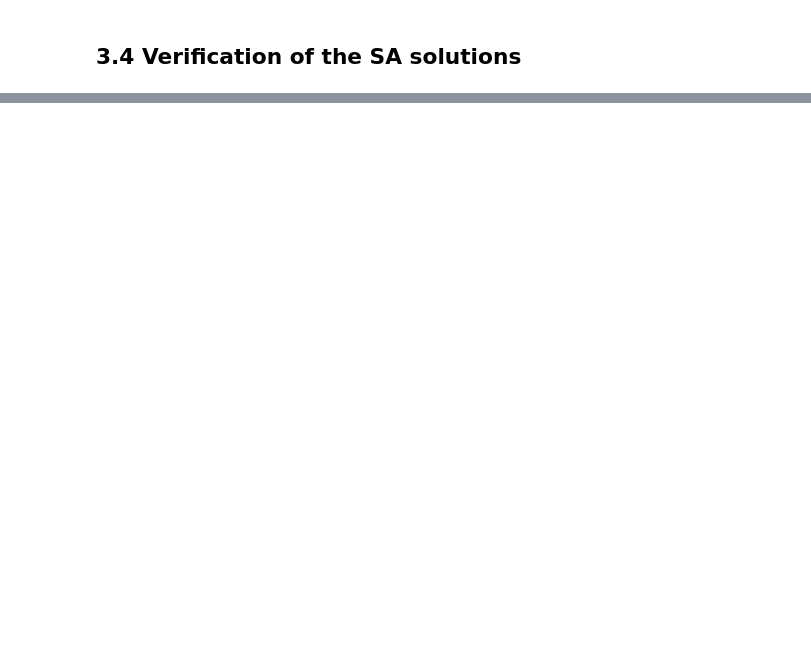
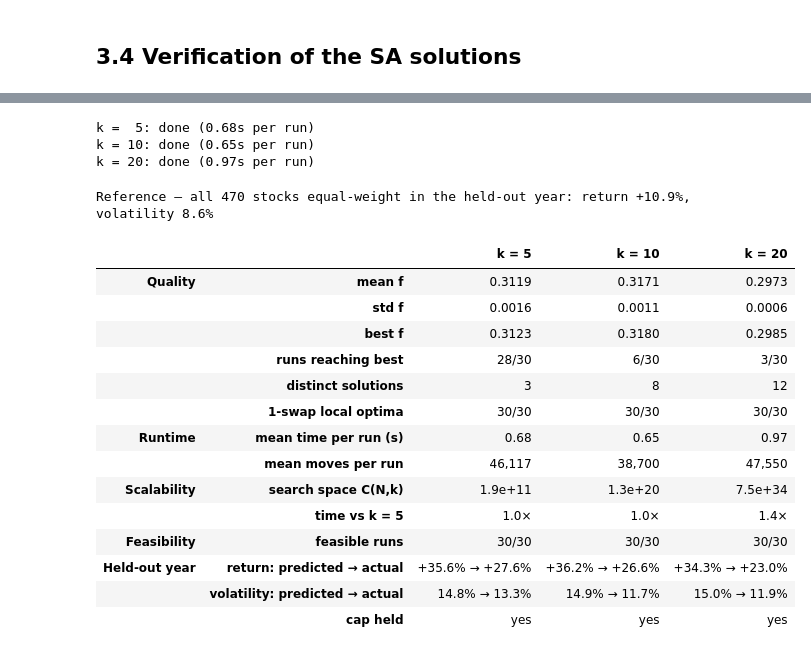
Before and after one commit to manoj1995madushanka/IT-5082-assignment, a Jupyter notebook: notebooks/portfolio_selection_simulated_annealing.ipynb, the cells around one changed output, grey strips where cells are left out. Drawn from its saved outputs; the diff is of its cells as text; code cells hidden in the pictures; blank space fills up the shorter version.

```diff
--- a/notebooks/portfolio_selection_simulated_annealing.ipynb
+++ b/notebooks/portfolio_selection_simulated_annealing.ipynb
@@ -534,0 +471,72 @@ print(f"   SA reached f* in {(gap < 1e-9).sum()}/{N_SEEDS} runs; optimality gap
+# %%
+K_VALUES = (5, 10, 20)
+
+rows = []
+for k in K_VALUES:
+    T0_k, RHO0_k, _, _ = calibrate(k)
+    for seed in range(N_SEEDS):
+        t0 = time.perf_counter()
+        S_raw, f_raw, h = simulated_annealing(k, T0_k, RHO0_k, seed=seed)
+        S = polish(S_raw)
+        t_run = time.perf_counter() - t0
+        rows.append({"k": k, "seed": seed, "S": S, "f": objective(S), "time_s": t_run,
+                     "moves": len(h) * MOVES_PER_T,
+                     "feasible": S is not None and is_feasible(S, k=k),
+                     "local_opt": improving_swap(S) is None})
+    print(f"k = {k:>2}: done ({np.mean([r['time_s'] for r in rows if r['k'] == k]):.2f}s per run)")
+all_runs = pd.DataFrame(rows)
+# %% [output]
+k =  5: done (0.68s per run)
+k = 10: done (0.65s per run)
+k = 20: done (0.97s per run)
+# %%
+def realised(S, returns):
+    # annualised return and volatility of the equal-weight portfolio on a returns window
+    p = returns.iloc[:, S].mean(axis=1)
+    return p.mean() * TRADING_DAYS, p.std() * np.sqrt(TRADING_DAYS)
+
+base_time = all_runs.loc[all_runs["k"] == K_VALUES[0], "time_s"].mean()
+table, holdout = {}, []
+for k, g in all_runs.groupby("k"):
+    best = g.loc[g["f"].idxmax()]
+    S_best = best["S"]
+    act_ret, act_vol = realised(S_best, test_ret)
+    holdout.append({"k": k, "pred_ret": port_return(S_best), "act_ret": act_ret,
+                    "pred_vol": port_vol(S_best), "act_vol": act_vol})
+    table[f"k = {k}"] = {
+        ("Quality", "mean f"):                 f"{g['f'].mean():.4f}",
+        ("Quality", "std f"):                  f"{g['f'].std():.4f}",
+        ("Quality", "best f"):                 f"{g['f'].max():.4f}",
+        ("Quality", "runs reaching best"):     f"{np.isclose(g['f'], g['f'].max()).sum()}/{len(g)}",
+        ("Quality", "distinct solutions"):     f"{g['S'].apply(lambda s: tuple(sorted(s))).nunique()}",
+        ("Quality", "1-swap local optima"):    f"{g['local_opt'].sum()}/{len(g)}",
+        ("Runtime", "mean time per run (s)"):  f"{g['time_s'].mean():.2f}",
+        ("Runtime", "mean moves per run"):     f"{g['moves'].mean():,.0f}",
+        ("Scalability", "search space C(N,k)"): f"{comb(N, k):.1e}",
+        ("Scalability", "time vs k = 5"):      f"{g['time_s'].mean() / base_time:.1f}×",
+        ("Feasibility", "feasible runs"):      f"{g['feasible'].sum()}/{len(g)}",
+        ("Held-out year", "return: predicted → actual"): f"{port_return(S_best):+.1%} → {act_ret:+.1%}",
+        ("Held-out year", "volatility: predicted → actual"): f"{port_vol(S_best):.1%} → {act_vol:.1%}",
+        ("Held-out year", "cap held"):         "yes" if act_vol <= RISK_CAP else "no",
+    }
+holdout = pd.DataFrame(holdout)
+mkt_ret, mkt_vol = realised(np.arange(N), test_ret)
+print(f"Reference — all {N} stocks equal-weight in the held-out year: return {mkt_ret:+.1%}, volatility {mkt_vol:.1%}")
+pd.DataFrame(table)
+# %% [output]
+Reference — all 470 stocks equal-weight in the held-out year: return +10.9%, volatility 8.6%
+|  |  | k = 5 | k = 10 | k = 20 |
+| Quality | mean f | 0.3119 | 0.3171 | 0.2973 |
+|  | std f | 0.0016 | 0.0011 | 0.0006 |
+|  | best f | 0.3123 | 0.3180 | 0.2985 |
+|  | runs reaching best | 28/30 | 6/30 | 3/30 |
+|  | distinct solutions | 3 | 8 | 12 |
+|  | 1-swap local optima | 30/30 | 30/30 | 30/30 |
+| Runtime | mean time per run (s) | 0.68 | 0.65 | 0.97 |
+|  | mean moves per run | 46,117 | 38,700 | 47,550 |
+| Scalability | search space C(N,k) | 1.9e+11 | 1.3e+20 | 7.5e+34 |
+|  | time vs k = 5 | 1.0× | 1.0× | 1.4× |
+| Feasibility | feasible runs | 30/30 | 30/30 | 30/30 |
+| Held-out year | return: predicted → actual | +35.6% → +27.6% | +36.2% → +26.6% | +34.3% → +23.0% |
+|  | volatility: predicted → actual | 14.8% → 13.3% | 14.9% → 11.7% | 15.0% → 11.9% |
+|  | cap held | yes | yes | yes |
```
Also changed, not shown: parts of 8 cells of this notebook.
